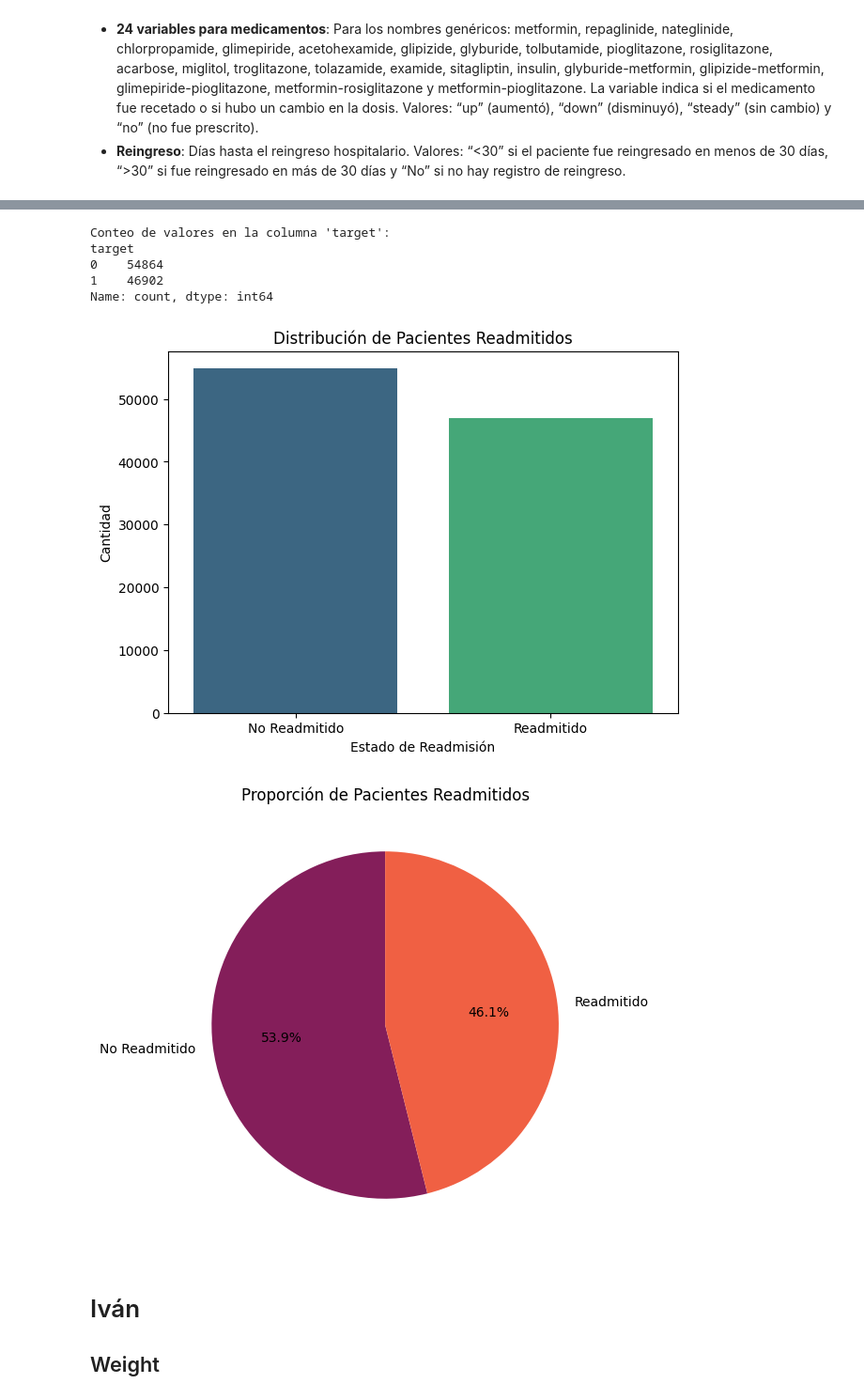
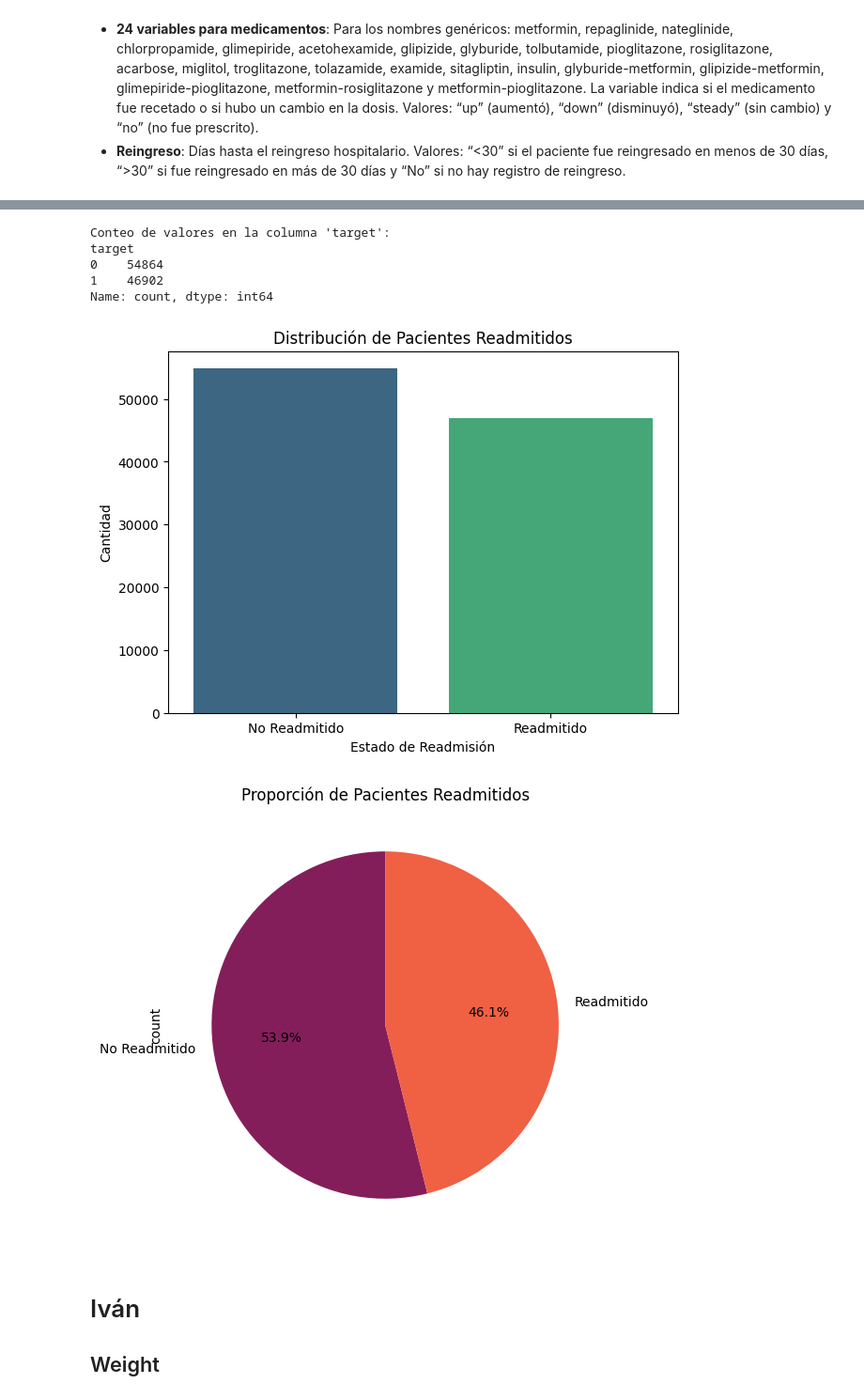
Before and after one commit to LasciaStare/MachineLearning, a Jupyter notebook: EDA.ipynb, the cells around one changed output, grey strips where cells are left out. Shown at 94% size. Saved outputs shown, nothing was run; the diff lists cells and outputs as text; code cells hidden in the pictures.

```diff
--- a/EDA.ipynb
+++ b/EDA.ipynb
@@ -57,6 +57,7 @@ from sklearn.metrics import (
 # %%
 # Cargar el dataset desde el archivo CSV
 df = pd.read_csv('diabetic_data.csv')
+df=df.replace('?', np.nan)  # Reemplazar '?' por NaN
 # %%
 df
 # %% [output]
@@ -105,35 +106,35 @@ print("\nConteo de valores en la columna 'target':")
 print(df['target'].value_counts())
 
 # 2. Gráfico de Barras (countplot)
 plt.figure(figsize=(7, 5))
 ax = sns.countplot(x='target', data=df, palette='viridis', hue='target', legend=False)
 ax.set_title('Distribución de Pacientes Readmitidos')
 ax.set_xlabel('Estado de Readmisión')
 ax.set_ylabel('Cantidad')
 ax.set_xticks([0, 1])
 ax.set_xticklabels(['No Readmitido', 'Readmitido'])
 plt.show()
 
 
 # 3. Gráfico de Pastel (pie chart)
 plt.figure(figsize=(6, 6))
 df['target'].value_counts().plot.pie(
     autopct='%.1f%%',
     labels=['No Readmitido', 'Readmitido'],
     colors=sns.color_palette('rocket', n_colors=2),
     startangle=90
 )
 plt.title('Proporción de Pacientes Readmitidos')
-plt.ylabel('') # Oculta la etiqueta del eje Y
+plt.ylabel='' # Oculta la etiqueta del eje Y
 plt.show()
 # %% [output]
 Conteo de valores en la columna 'target':
 target
 0    54864
 1    46902
 Name: count, dtype: int64
 [figure]
-[figure, old version]
+[figure, new version]
 # %% [markdown]
 # Iván
 ## Weight
```
Also changed, not shown: parts of 7 cells of this notebook.
